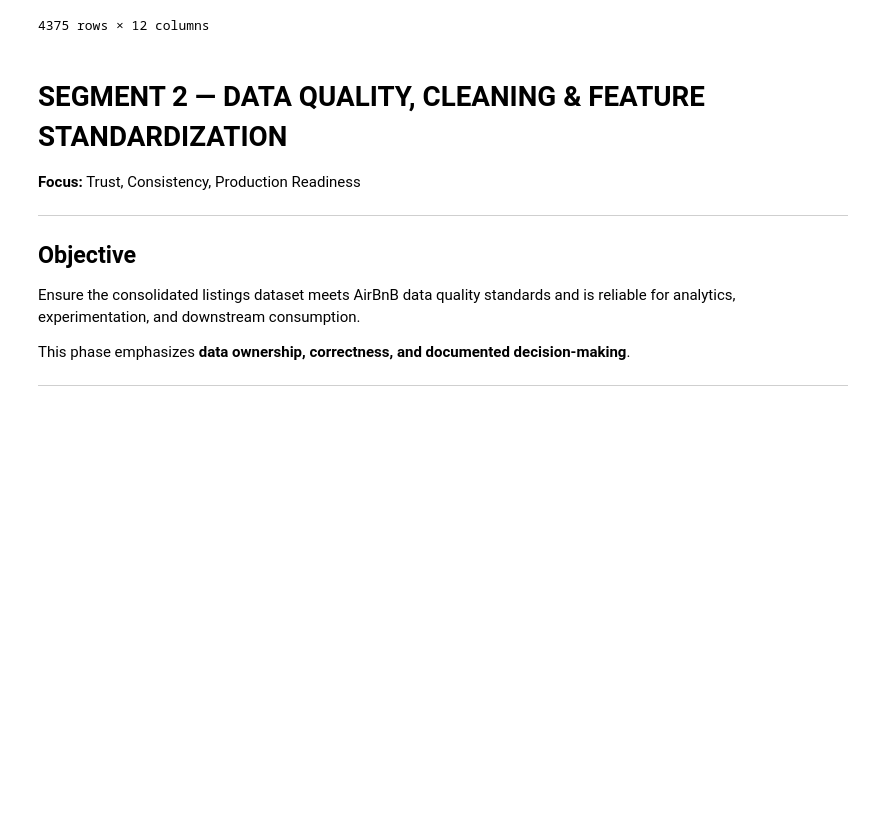
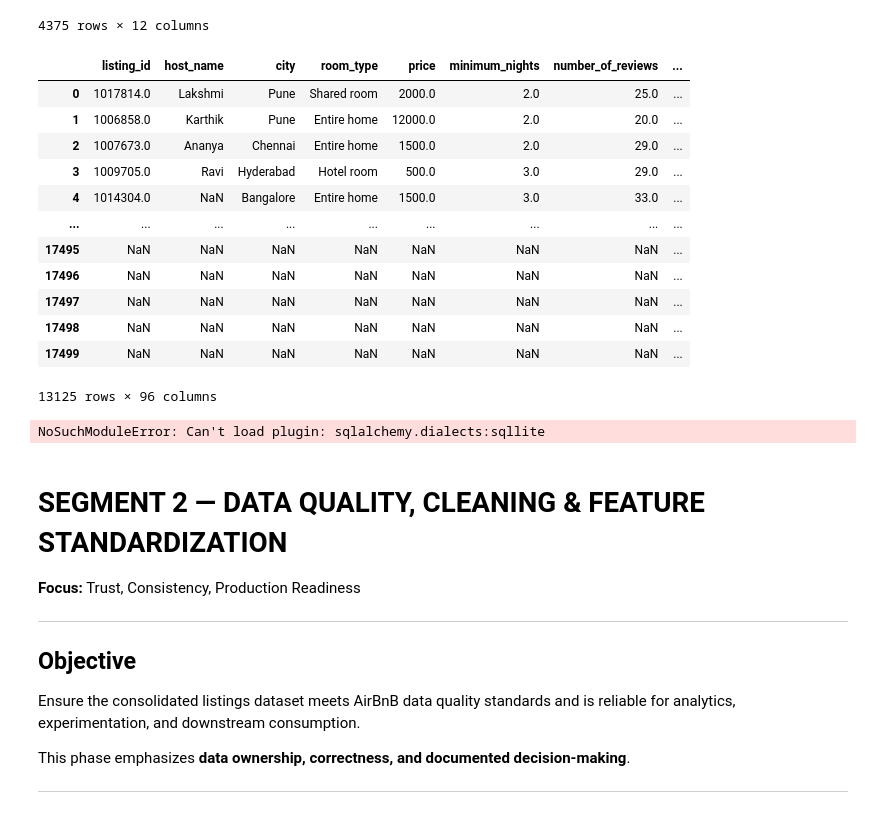
Before and after one commit to Madhankumarr11/Guvi_M59_Class, a Jupyter notebook: Copy_of_AirBnB_Listings_Data_–_Daily_Work_of_a_Data_Team.ipynb, the cells around one changed output. Drawn from its saved outputs; the diff is of its cells as text; code cells hidden in the pictures; blank space fills up the shorter version.

```diff
--- a/Copy_of_AirBnB_Listings_Data_–_Daily_Work_of_a_Data_Team.ipynb
+++ b/Copy_of_AirBnB_Listings_Data_–_Daily_Work_of_a_Data_Team.ipynb
@@ -371,3 +371,20 @@ df_yaml
 4375 rows × 12 columns
 # %%
 df_master = pd.concat([df_csv, df_xlsx, df_html[0], df_json, df_parq, df_pkle, df_db, df_yaml])
+# %%
+df_master_col = pd.concat([df_csv, df_xlsx, df_html[0], df_json, df_parq, df_pkle, df_db, df_yaml], axis=1)
+df_master_col
+# %% [output]
+|  | listing_id | host_name | city | room_type | price | minimum_nights | number_of_reviews | ... |
+| 0 | 1017814.0 | Lakshmi | Pune | Shared room | 2000.0 | 2.0 | 25.0 | ... |
+| 1 | 1006858.0 | Karthik | Pune | Entire home | 12000.0 | 2.0 | 20.0 | ... |
+| 2 | 1007673.0 | Ananya | Chennai | Entire home | 1500.0 | 2.0 | 29.0 | ... |
+| 3 | 1009705.0 | Ravi | Hyderabad | Hotel room | 500.0 | 3.0 | 29.0 | ... |
+| 4 | 1014304.0 | NaN | Bangalore | Entire home | 1500.0 | 3.0 | 33.0 | ... |
+| ... | ... | ... | ... | ... | ... | ... | ... | ... |
+| 17495 | NaN | NaN | NaN | NaN | NaN | NaN | NaN | ... |
+| 17496 | NaN | NaN | NaN | NaN | NaN | NaN | NaN | ... |
+| 17497 | NaN | NaN | NaN | NaN | NaN | NaN | NaN | ... |
+| 17498 | NaN | NaN | NaN | NaN | NaN | NaN | NaN | ... |
+| 17499 | NaN | NaN | NaN | NaN | NaN | NaN | NaN | ... |
+13125 rows × 96 columns
@@ -374,3 +393,10 @@ df_master = pd.concat([df_csv, df_xlsx, df_html[0], df_json, df_parq, df_pkle, d
+# %%
+from sqlalchemy import create_engine
+
+engine = create_engine('sqllite:////airbnb.db')
+df_master.to_sql('airbnb_master_table',engine)
+# %% [output]
+NoSuchModuleError: Can't load plugin: sqlalchemy.dialects:sqllite
 # %% [markdown]
 
 
```
Also changed, not shown: parts of 35 cells of this notebook.
